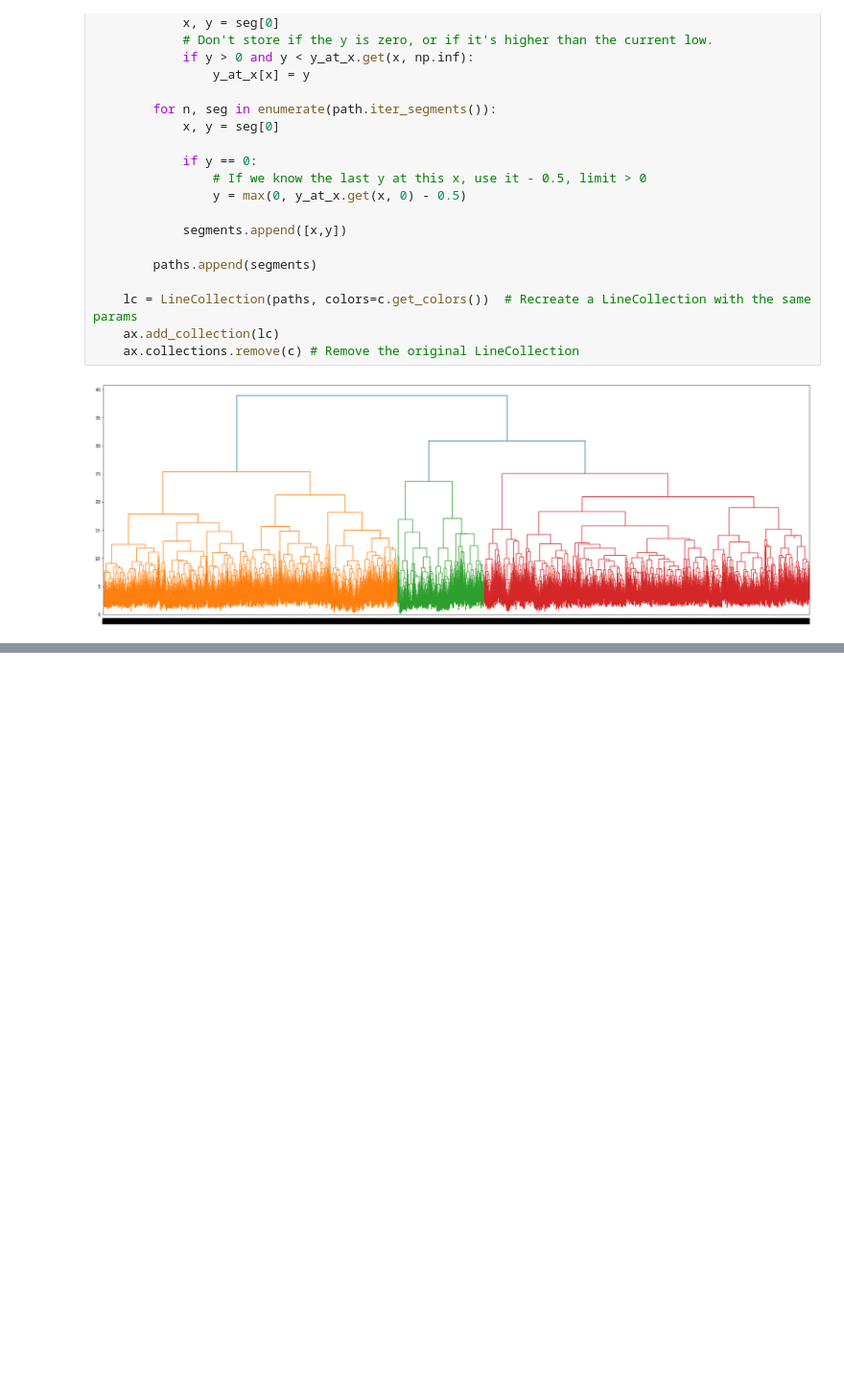
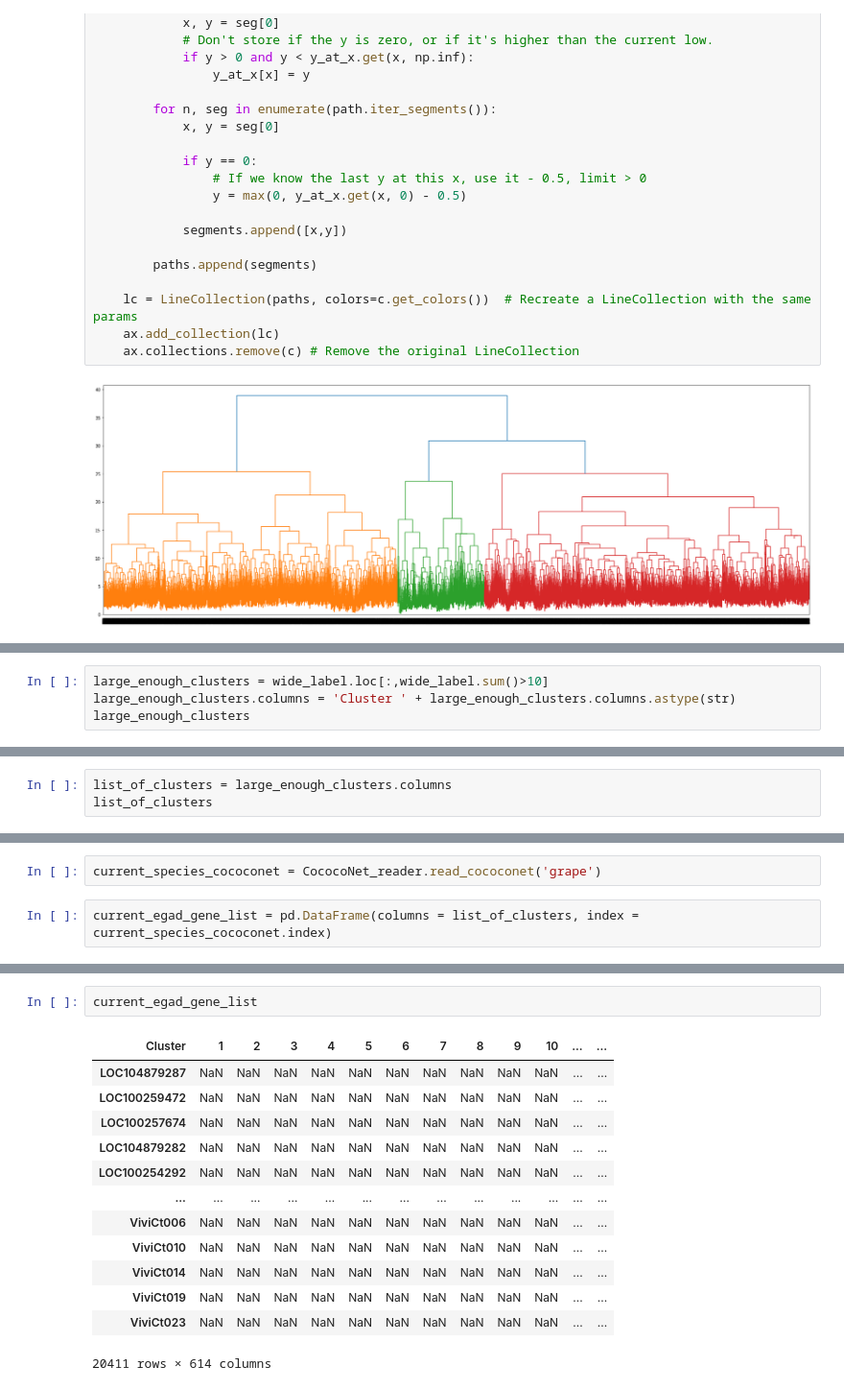
Before and after one commit to mikepassal/Plant_Go_Group_Analysis, a Jupyter notebook: Module_robustness/cluster_tom_networks.ipynb, the cells around one changed output, grey strips where cells are left out. Shown at 96% size. Saved outputs shown, nothing was run; the diff lists cells and outputs as text; blank space fills up the shorter version.

```diff
--- a/Module_robustness/cluster_tom_networks.ipynb
+++ b/Module_robustness/cluster_tom_networks.ipynb
@@ -99,0 +345,4 @@ def test_function(value_1, value2, value3=4):
+# %%
+large_enough_clusters = wide_label.loc[:,wide_label.sum()>10]
+large_enough_clusters.columns = 'Cluster ' + large_enough_clusters.columns.astype(str)
+large_enough_clusters
@@ -99,0 +363,3 @@ def test_function(value_1, value2, value3=4):
+# %%
+list_of_clusters = large_enough_clusters.columns
+list_of_clusters
@@ -99,0 +633,4 @@ def test_function(value_1, value2, value3=4):
+# %%
+current_species_cococonet = CococoNet_reader.read_cococonet('grape')
+# %%
+current_egad_gene_list = pd.DataFrame(columns = list_of_clusters, index = current_species_cococonet.index)
@@ -99,0 +657,16 @@ def test_function(value_1, value2, value3=4):
+# %%
+current_egad_gene_list
+# %% [output]
+| Cluster | 1 | 2 | 3 | 4 | 5 | 6 | 7 | 8 | 9 | 10 | ... | ... |
+| LOC104879287 | NaN | NaN | NaN | NaN | NaN | NaN | NaN | NaN | NaN | NaN | ... | ... |
+| LOC100259472 | NaN | NaN | NaN | NaN | NaN | NaN | NaN | NaN | NaN | NaN | ... | ... |
+| LOC100257674 | NaN | NaN | NaN | NaN | NaN | NaN | NaN | NaN | NaN | NaN | ... | ... |
+| LOC104879282 | NaN | NaN | NaN | NaN | NaN | NaN | NaN | NaN | NaN | NaN | ... | ... |
+| LOC100254292 | NaN | NaN | NaN | NaN | NaN | NaN | NaN | NaN | NaN | NaN | ... | ... |
+| ... | ... | ... | ... | ... | ... | ... | ... | ... | ... | ... | ... | ... |
+| ViviCt006 | NaN | NaN | NaN | NaN | NaN | NaN | NaN | NaN | NaN | NaN | ... | ... |
+| ViviCt010 | NaN | NaN | NaN | NaN | NaN | NaN | NaN | NaN | NaN | NaN | ... | ... |
+| ViviCt014 | NaN | NaN | NaN | NaN | NaN | NaN | NaN | NaN | NaN | NaN | ... | ... |
+| ViviCt019 | NaN | NaN | NaN | NaN | NaN | NaN | NaN | NaN | NaN | NaN | ... | ... |
+| ViviCt023 | NaN | NaN | NaN | NaN | NaN | NaN | NaN | NaN | NaN | NaN | ... | ... |
+20411 rows × 614 columns
```
Also changed, not shown: parts of 43 cells of this notebook, 4 other files.
